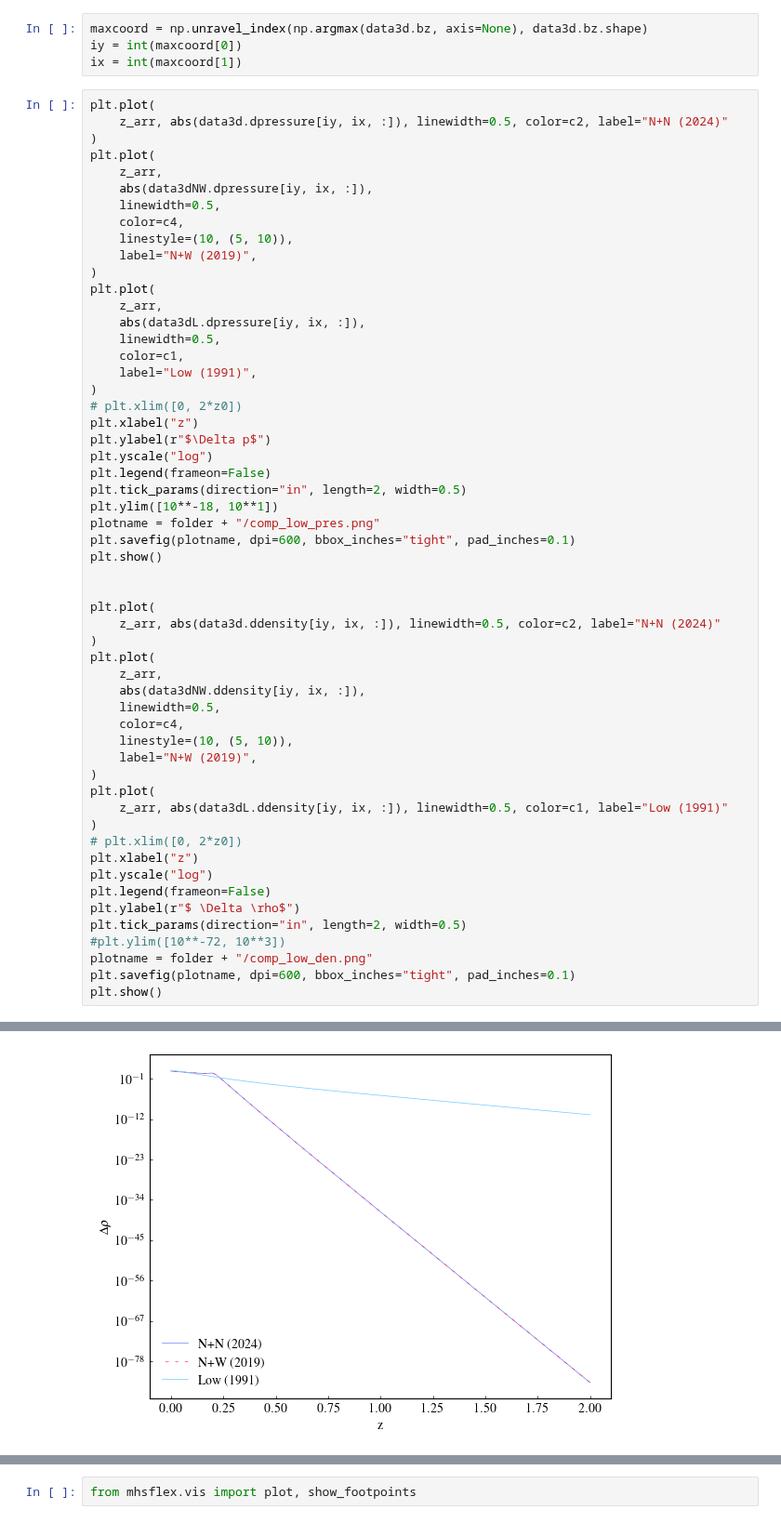
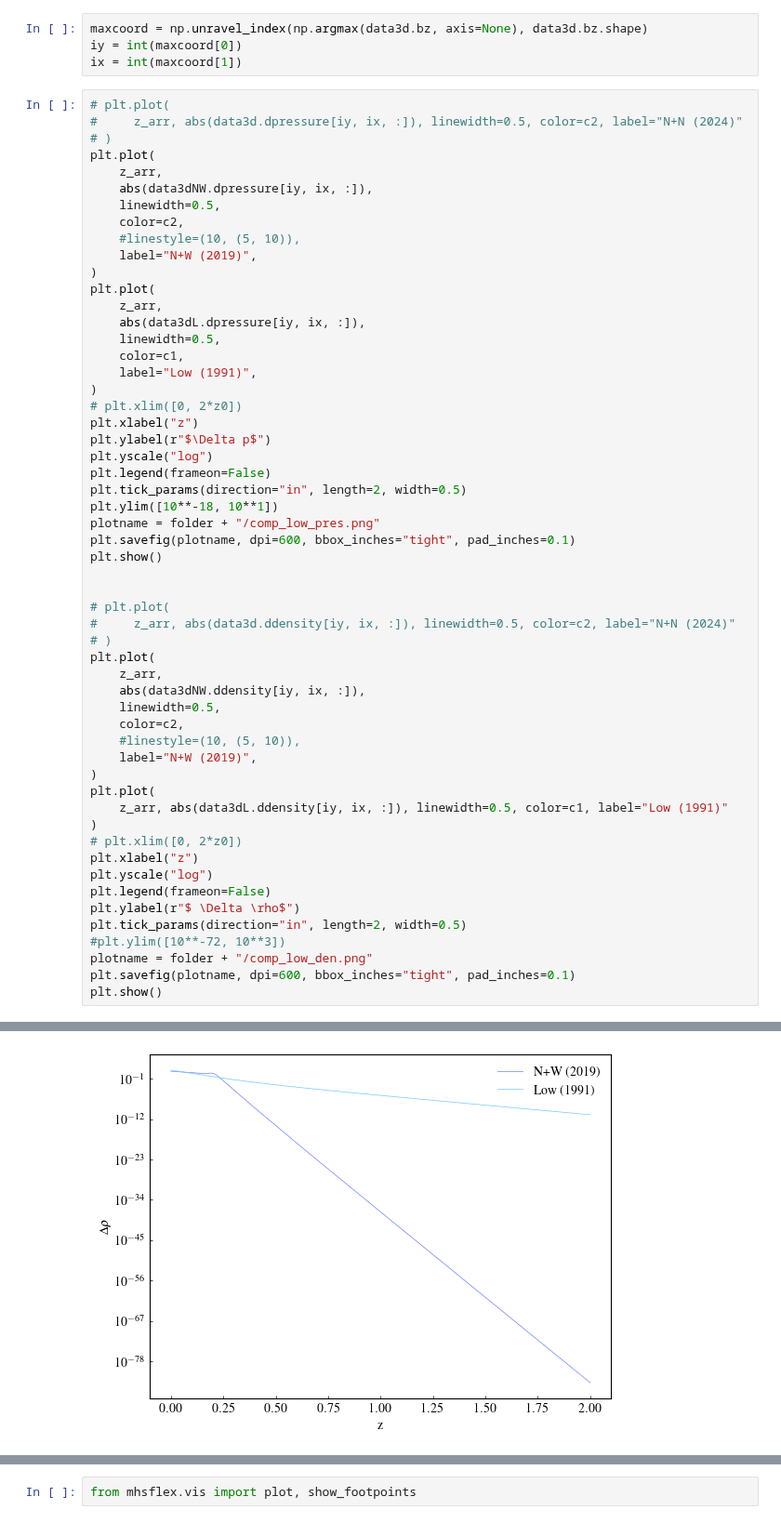
Before and after one commit to LMNadol/mflex, a Jupyter notebook: mhsflex/performance_pp.ipynb, the cells around one changed output, grey strips where cells are left out. Shown at 93% size. Saved outputs shown, nothing was run; the diff lists cells and outputs as text.

```diff
--- a/mhsflex/performance_pp.ipynb
+++ b/mhsflex/performance_pp.ipynb
@@ -113,15 +117,15 @@ maxcoord = np.unravel_index(np.argmax(data3d.bz, axis=None), data3d.bz.shape)
 iy = int(maxcoord[0])
 ix = int(maxcoord[1])
 # %%
-plt.plot(
-    z_arr, abs(data3d.dpressure[iy, ix, :]), linewidth=0.5, color=c2, label="N+N (2024)"
-)
+# plt.plot(
+#     z_arr, abs(data3d.dpressure[iy, ix, :]), linewidth=0.5, color=c2, label="N+N (2024)"
+# )
 plt.plot(
     z_arr,
     abs(data3dNW.dpressure[iy, ix, :]),
     linewidth=0.5,
-    color=c4,
-    linestyle=(10, (5, 10)),
+    color=c2,
+    #linestyle=(10, (5, 10)),
     label="N+W (2019)",
 )
 plt.plot(
@@ -143,15 +147,15 @@ plt.savefig(plotname, dpi=600, bbox_inches="tight", pad_inches=0.1)
 plt.show()
 
 
-plt.plot(
-    z_arr, abs(data3d.ddensity[iy, ix, :]), linewidth=0.5, color=c2, label="N+N (2024)"
-)
+# plt.plot(
+#     z_arr, abs(data3d.ddensity[iy, ix, :]), linewidth=0.5, color=c2, label="N+N (2024)"
+# )
 plt.plot(
     z_arr,
     abs(data3dNW.ddensity[iy, ix, :]),
     linewidth=0.5,
-    color=c4,
-    linestyle=(10, (5, 10)),
+    color=c2,
+    #linestyle=(10, (5, 10)),
     label="N+W (2019)",
 )
 plt.plot(
@@ -172,4 +176,4 @@ plt.show()
-[figure, old version]
+[figure, new version]
 # %%
 iz_photo = 0
 z_photo = 0.0
```
Also changed, not shown: parts of 8 cells of this notebook, 6 other files.
